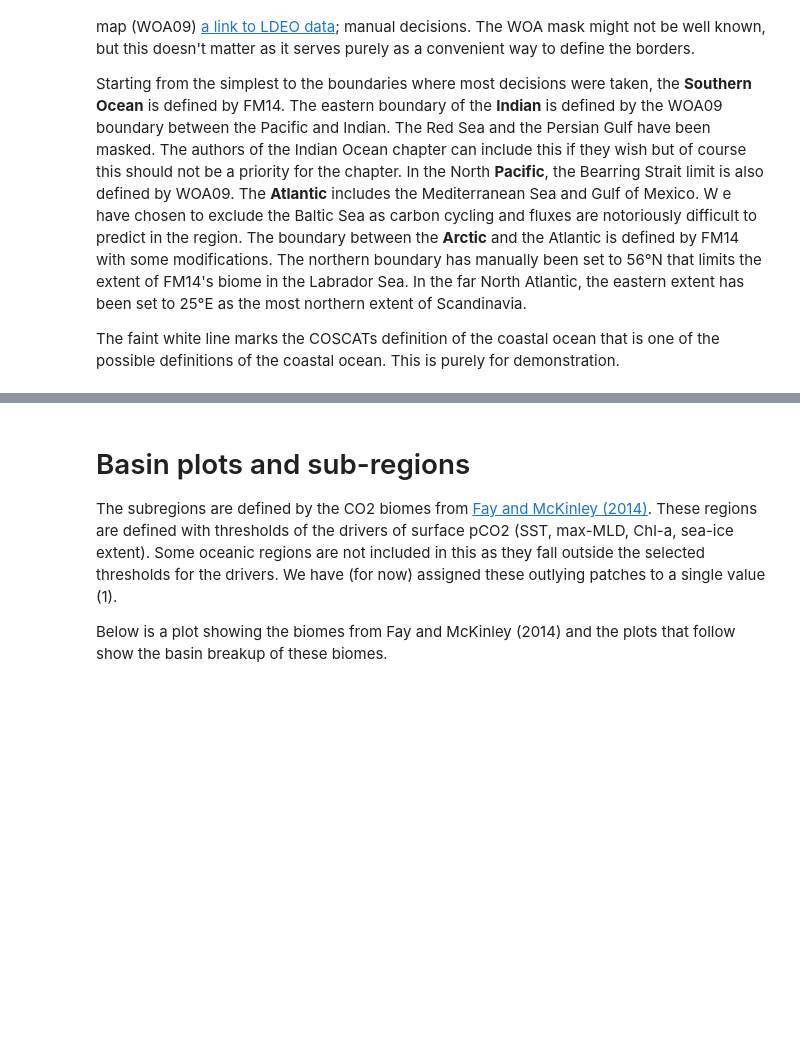
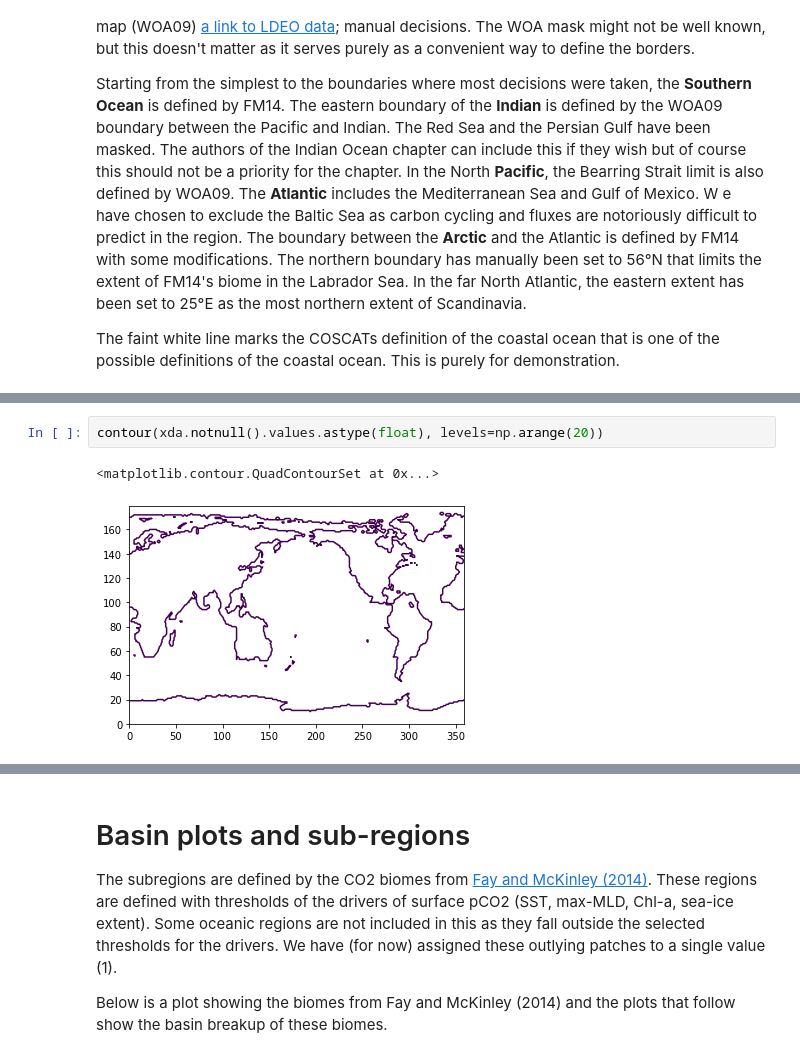
Before and after one commit to RECCAP2-ocean/R2-shared-resources, a Jupyter notebook: regions/scripts/reccap2regions.ipynb, the cells around one changed output, grey strips where cells are left out. Saved outputs shown, nothing was run; the diff lists cells and outputs as text; blank space fills up the shorter version.

```diff
--- a/regions/scripts/reccap2regions.ipynb
+++ b/regions/scripts/reccap2regions.ipynb
@@ -36,3 +41,8 @@ This is purely for demonstration.
+# %%
+contour(xda.notnull().values.astype(float), levels=np.arange(20))
+# %% [output]
+<matplotlib.contour.QuadContourSet at 0x...>
+[figure, added]
 # %%
 fig, ax = make_fig(xds.basins, cmap=cm.viridis)
 
```
Also changed, not shown: parts of 16 cells of this notebook.
